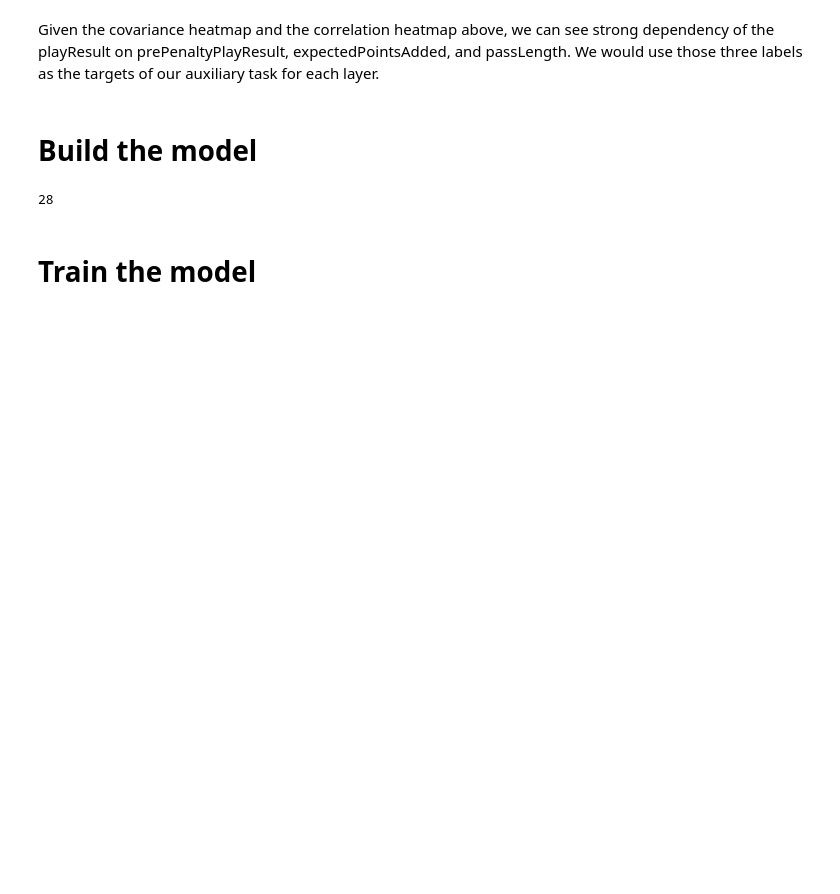
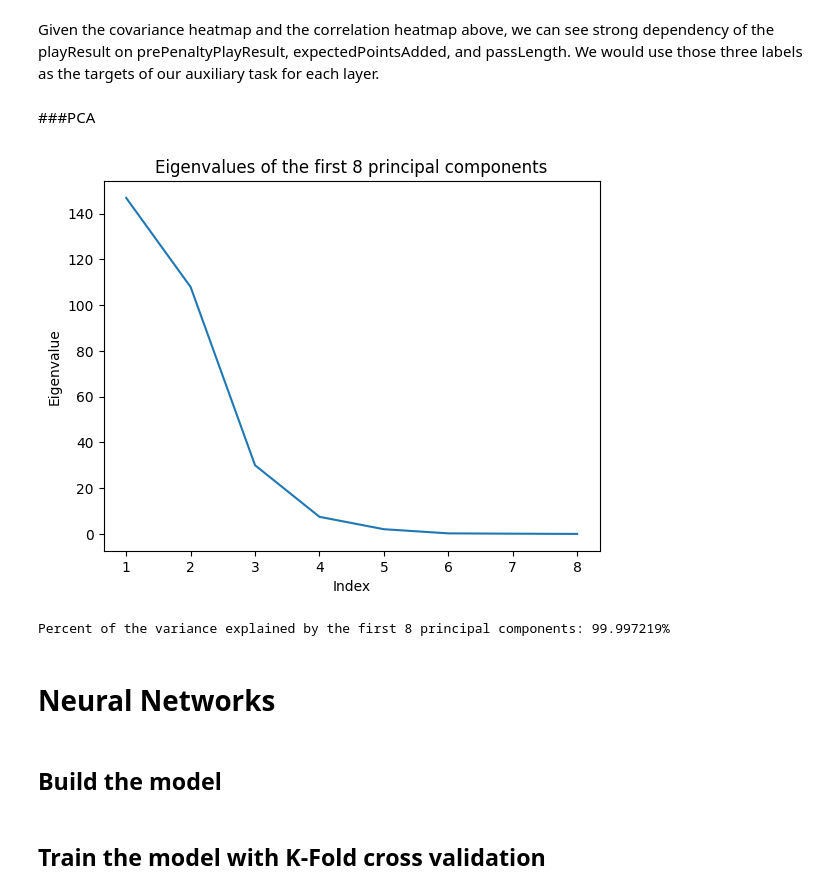
Before and after one commit to davidhong013/csci567_final_project, a Jupyter notebook: final_project_nn.ipynb, the cells around one changed output. Cells and saved outputs as stored; diff of their text form; code cells hidden in the pictures; blank space fills up the shorter version.

Commit message:
update on NN model

```diff
--- a/final_project_nn.ipynb
+++ b/final_project_nn.ipynb
@@ -150,9 +163,40 @@ Y_aux = df[aux_target_list]
 X_train, X_temp, Y_main_train, Y_main_temp, Y_aux_train, Y_aux_temp = train_test_split(X, Y, Y_aux, test_size=0.2, random_state=42)
 X_val, X_test, Y_main_val, Y_main_test, Y_aux_val, Y_aux_test = train_test_split(X_temp, Y_main_temp, Y_aux_temp, test_size=0.5, random_state=42)
+# %% [markdown]
+###PCA
+# %%
+# Create a PCA object
+pca = PCA(n_components=8)  # Set the number of components you want to keep
+
+# Fit PCA to the training data
+pca.fit(X_train)
+
+# Transform the training data to the new feature space
+X_train_pca = pca.transform(X_train)
+
+# Plot the eigenvalues of the principal components
+D = pca.explained_variance_
+n = np.shape(D)[0]
+x = range(1, n+1)
+fig, ax = plt.subplots()
+ax.plot(x, D)
+ax.set(xlabel = 'Index', ylabel = 'Eigenvalue')
+ax.set_title('Eigenvalues of the first 8 principal components')
+#fig.savefig("./ev_plot.png")
+plt.show()
+print("Percent of the variance explained by the first 8 principal components: %f%%" % (np.sum(pca.explained_variance_ratio_)*100))
+
+# Get the principal components matrix
+components = pca.components_
+# Project X onto the principal components to reduce the dimensionality of the input collection of features
+# X_train = np.dot(X_train, components.T)
+# X_val = np.dot(X_val, components.T)
+# X_test = np.dot(X_test, components.T)
+# %% [output]
+[figure, added]
+Percent of the variance explained by the first 8 principal components: 99.997219%
+# %% [markdown]
+# Neural Networks
 # %% [markdown]
-# Build the model
+## Build the model
-# %%
-X_train.shape[1]
-# %% [output]
-28
 # %%
@@ -197,4 +259,4 @@ callbacks = [
     )
 ]
 # %% [markdown]
-# Train the model
+## Train the model with K-Fold cross validation
```
Also changed, not shown: parts of 17 cells of this notebook.
